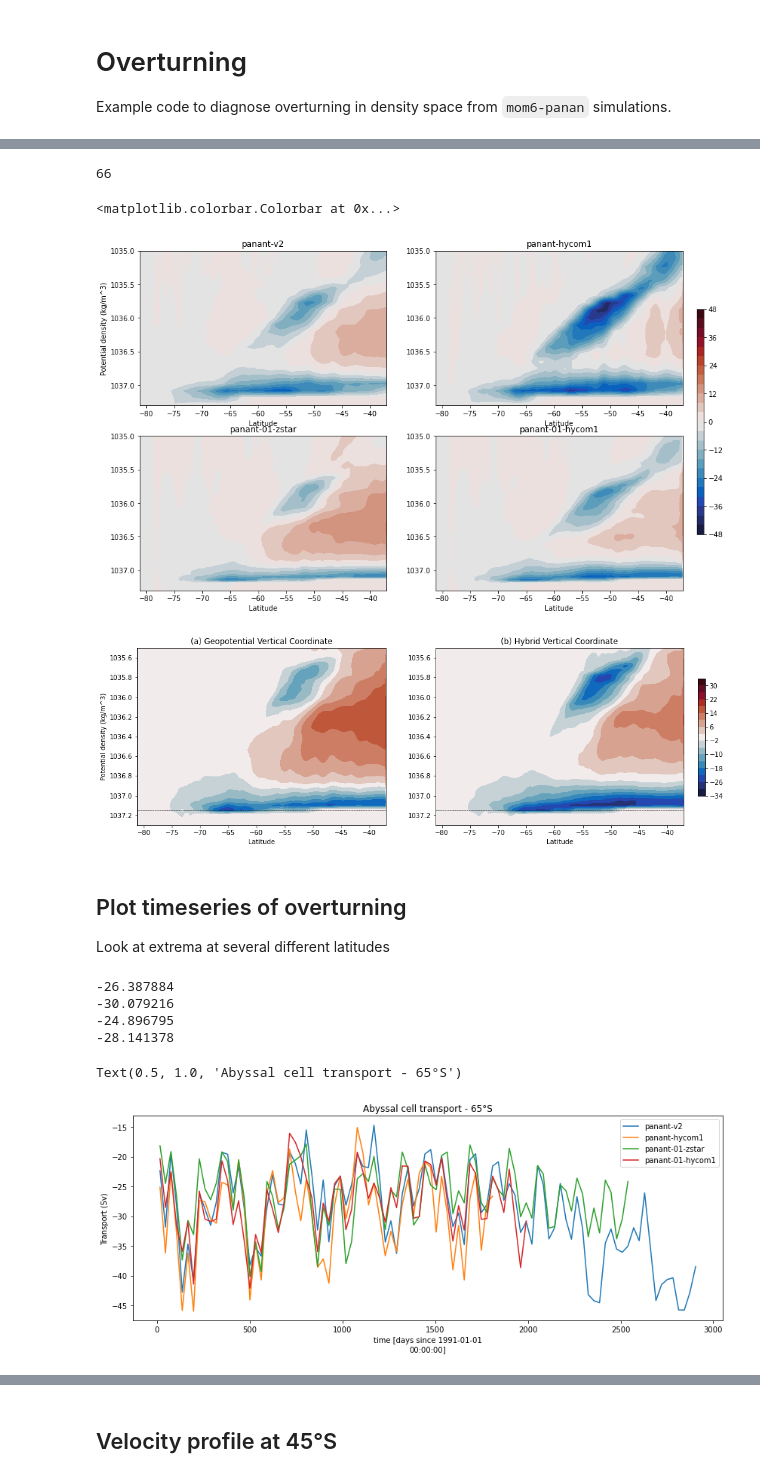
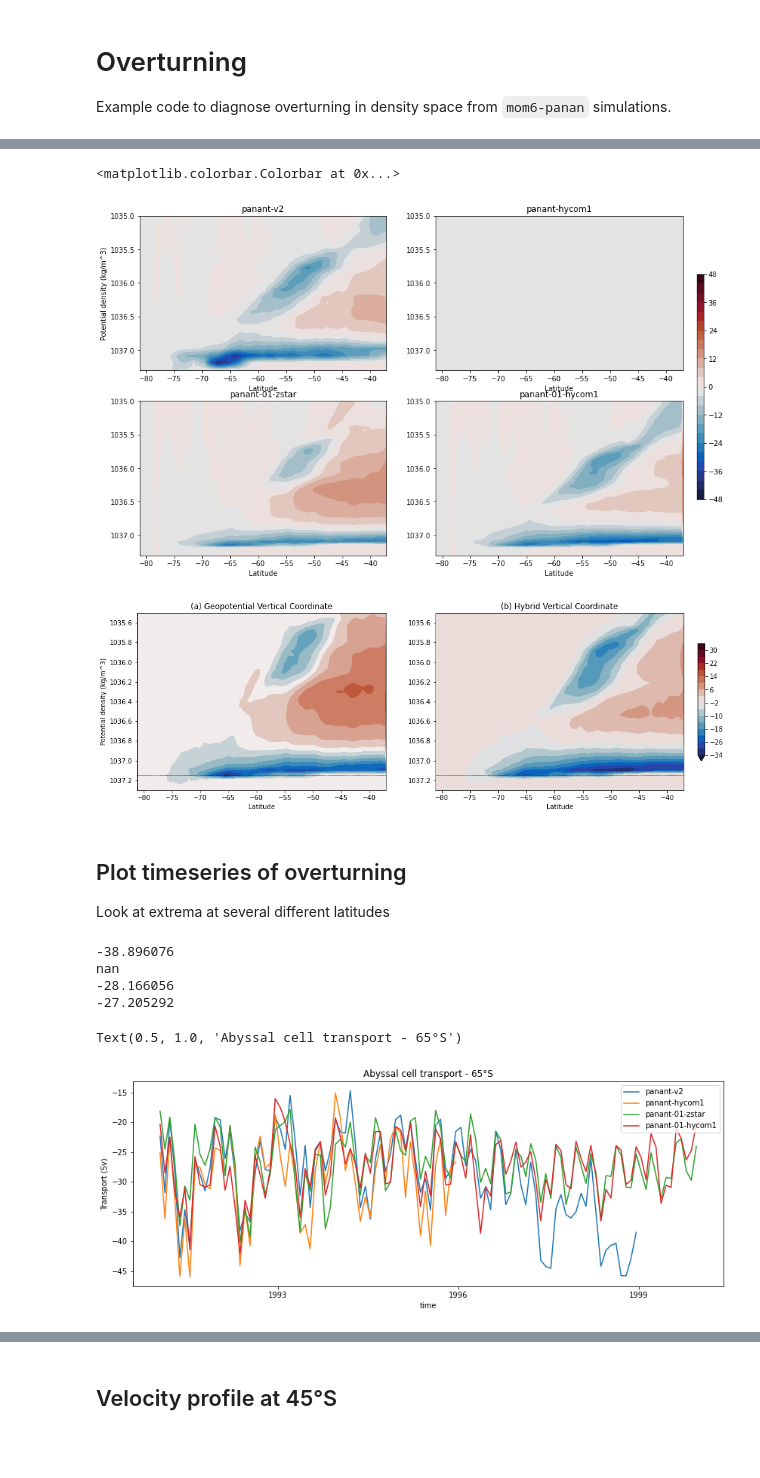
Before and after one commit to COSIMA/mom6-diagnostics, a Jupyter notebook: Overturning.ipynb, the cells around one changed output, grey strips where cells are left out. Drawn from its saved outputs; the diff is of its cells as text; code cells hidden in the pictures; blank space fills up the shorter version.

```diff
--- a/Overturning.ipynb
+++ b/Overturning.ipynb
@@ -28,8 +24,8 @@ plt.figure(figsize=(14,9))
 ii=0
 for expt in expts:
     ii+=1
-    vmo = cc.querying.getvar(expt, 'vmo', session, chunks={'yq':120},decode_times=False)
-    vmo_year1 = vmo.isel(time=slice(0,12)).sum('xh').mean('time').load()/1e9
+    vmo = cc.querying.getvar(expt, 'vmo', session)
+    vmo_year1 = vmo.sel(time=slice('1991-01-01','1992-12-31')).sum('xh').mean('time').load()/1e9
     plt.subplot(2,2,ii)
     vmo_year1.cumsum('rho2_l').plot.contourf(levels=np.arange(-37.5,38,5),cmap=cm.cm.balance)
     plt.ylim([1034.5,1037.5])
@@ -42,17 +38,12 @@ for expt in expts:
 # %%
-vmo = cc.querying.getvar('panant-01-hycom1', 'vmo', session, chunks={'yq':60},decode_times=False)
-nt = vmo.time.size
+vmo = cc.querying.getvar('panant-01-hycom1', 'vmo', session)
-# %%
-nt
-# %% [output]
-66
 # %%
 plt.figure(figsize=(14,9))
 ii=0
 for expt in expts:
     ii+=1
-    vmo = cc.querying.getvar(expt, 'vmo', session, chunks={'yq':120})
-    vmo_lastyear = vmo.isel(time=slice(nt-12,nt)).sum('xh').mean('time').load()/1e9
+    vmo = cc.querying.getvar(expt, 'vmo', session)
+    vmo_lastyear = vmo.sel(time=slice('1998-01-01','1999-12-31')).sum('xh').mean('time').load()/1e9
     plt.subplot(2,2,ii)
     p1 = vmo_lastyear.cumsum('rho2_l').plot.contourf(add_colorbar=False,levels=np.arange(-48,49,4),cmap=cm.cm.balance)
     plt.ylim([1035,1037.3])
@@ -70,14 +61,14 @@ plt.colorbar(p1,cax=ax_c)
 #plt.savefig('figures/overturning.png')
 # %% [output]
 <matplotlib.colorbar.Colorbar at 0x...>
-[figure, old version]
+[figure, new version]
 # %%
 plt.figure(figsize=(15,5))
 ii=0
 for expt in ['panant-01-zstar','panant-01-hycom1']:
     ii+=1
-    vmo = cc.querying.getvar(expt, 'vmo', session, chunks={'yq':120})
-    vmo_lastyear = vmo.isel(time=slice(nt-12,nt)).sum('xh').mean('time').load()/1e9
+    vmo = cc.querying.getvar(expt, 'vmo', session)
+    vmo_lastyear = vmo.sel(time=slice('1998-01-01','1999-12-31')).sum('xh').mean('time').load()/1e9
     plt.subplot(1,2,ii)
     p1 = vmo_lastyear.cumsum('rho2_l').plot.contourf(add_colorbar=False,levels=np.arange(-34,35,4),cmap=cm.cm.balance)
     plt.ylim([1035.5,1037.3])
@@ -98,9 +89,9 @@ plt.title('(b) Hybrid Vertical Coordinate')
 
 ax_c = plt.axes([0.92,0.25,0.01,0.5])
 plt.colorbar(p1,cax=ax_c)
-plt.savefig('figures/overturning.png')
+plt.savefig('/g/data/x77/amh157/mom6-panan-diagnostics/figures/overturning.png')
 # %% [output]
-[figure, old version]
+[figure, new version]
 # %% [markdown]
 ## Plot timeseries of overturning
 
@@ -108,22 +99,22 @@ Look at extrema at several different latitudes
 # %%
 plt.figure(figsize=(14,5))
 lat = -65
 for expt in expts:
-    vmo = cc.querying.getvar(expt, 'vmo', session, chunks={'yq':60},decode_times=False)
+    vmo = cc.querying.getvar(expt, 'vmo', session)
     vmo_ts = vmo.sel(yq=lat,method='nearest').sum('xh').cumsum('rho2_l').sel(rho2_l=slice(1036.5,1037.5)).min(dim='rho2_l').load()/1e9
     vmo_ts.plot(label=expt)
-    print(vmo_ts.isel(time=slice(nt-12,nt)).mean('time').values)
+    print(vmo_ts.sel(time=slice('1998-01-01','1999-12-31')).mean('time').values)
 
 plt.legend()
 plt.ylabel('Transport (Sv)')
 plt.title('Abyssal cell transport - %d°S'%(-lat))
 # %% [output]
--26.387884
--30.079216
--24.896795
--28.141378
+-38.896076
+nan
+-28.166056
+-27.205292
 Text(0.5, 1.0, 'Abyssal cell transport - 65°S')
-[figure, old version]
+[figure, new version]
 # %%
 plt.figure(figsize=(14,5))
 lat = -55
```
Also changed, not shown: parts of 11 cells of this notebook, 3 other files.
